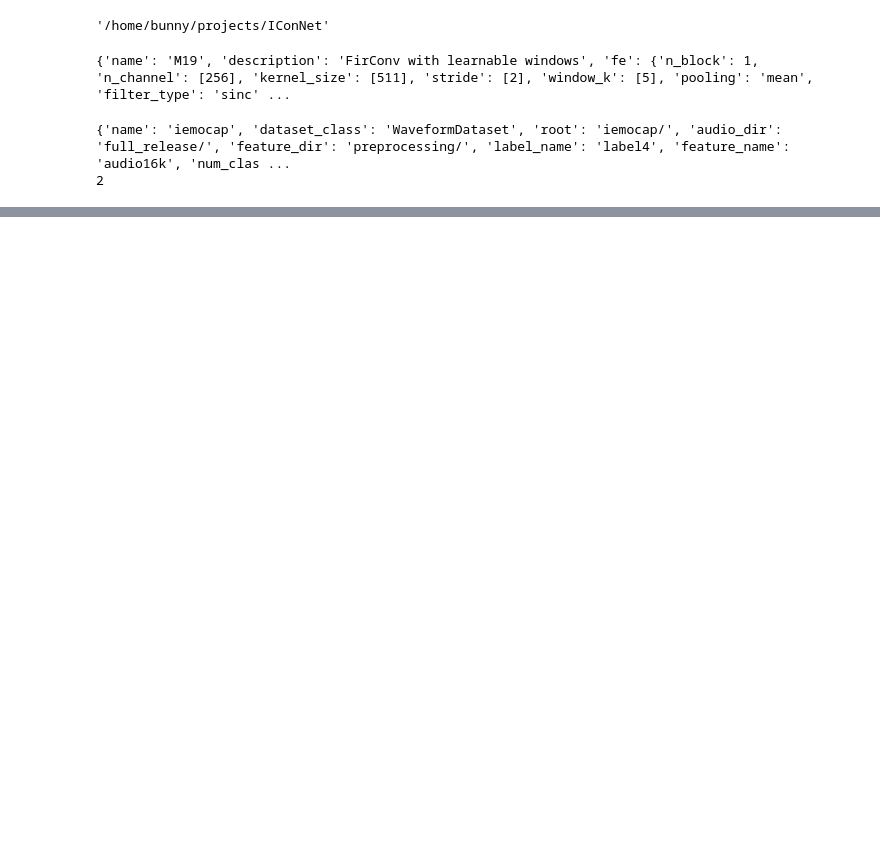
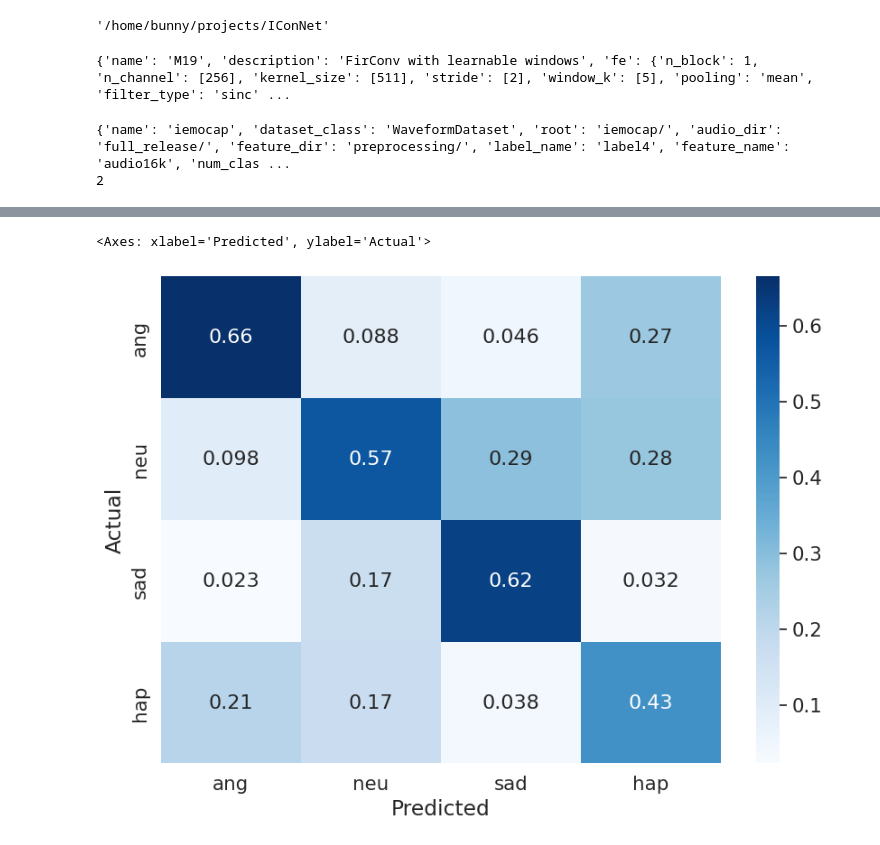
Before and after one commit to vnlinh112/IConNet, a Jupyter notebook: notebooks/vq/scb14_iemocap.ipynb, the cells around one changed output, grey strips where cells are left out. Cells and saved outputs as stored; diff of their text form; code cells hidden in the pictures; blank space fills up the shorter version.

```diff
--- a/notebooks/vq/scb14_iemocap.ipynb
+++ b/notebooks/vq/scb14_iemocap.ipynb
@@ -228,0 +258,9 @@ loss_df.to_csv(log_dir+"train_losses.csv")
+# %%
+trainer.current_step += 1
+# %%
+trainer.load(log_dir + 'model.epoch=81.step=139887.pt')
+# %%
+metrics, metrics_details, confusion_matrix = trainer.test_step()
+me = metrics.compute()
+med = metrics_details.compute()
+cm = confusion_matrix.compute()
@@ -228,0 +301,16 @@ loss_df.to_csv(log_dir+"train_losses.csv")
+# %%
+labels = dataset_config.target_labels
+cm = cm.cpu()
+a = cm / reduce(cm, 'y yh -> 1 yh', 'sum')
+df_cm = pd.DataFrame(a, columns=labels, index = labels)
+df_cm.index.name = 'Actual'
+df_cm.columns.name = 'Predicted'
+plt.figure(figsize = (10,7))
+sns.set(font_scale=1.4) #for label size
+sns.heatmap(
+    df_cm, cmap="Blues",
+    annot=True,
+    annot_kws={"size": 16})# font size
+# %% [output]
+<Axes: xlabel='Predicted', ylabel='Actual'>
+[figure, added]
```
Also changed, not shown: parts of 16 cells of this notebook.
